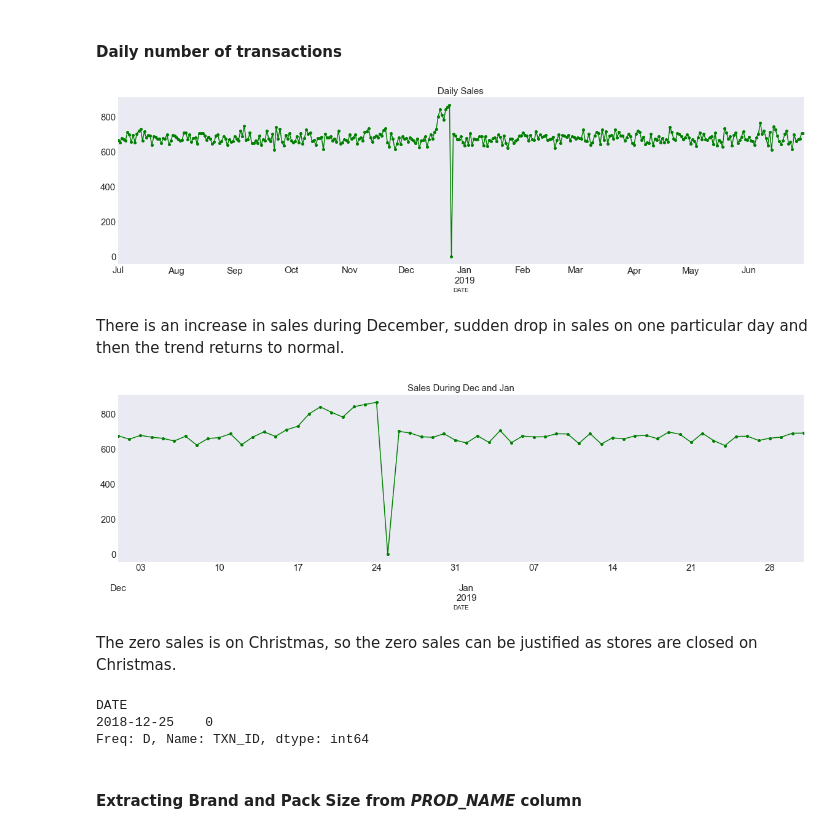
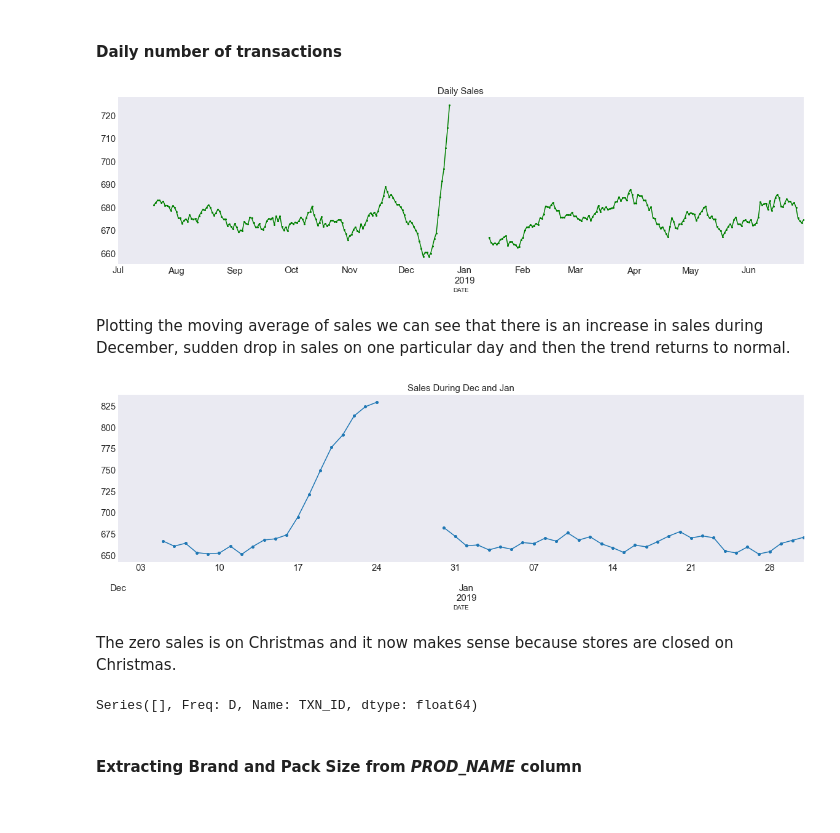
Before and after one commit to surendranj/Quantium-Virtual-Internship, a Jupyter notebook: Data preparation and customer analytics/Data preparation and customer analytics v2.ipynb, the cells around one changed output. Drawn from its saved outputs; the diff is of its cells as text; code cells hidden in the pictures.

Commit message:
Changed trend analysis to moving average

```diff
--- a/Data preparation and customer analytics/Data preparation and customer analytics v2.ipynb
+++ b/Data preparation and customer analytics/Data preparation and customer analytics v2.ipynb
@@ -139,26 +139,26 @@ transactions.describe().T
 #### Daily number of transactions
 # %%
 grouped = transactions.groupby([pd.Grouper(freq='D')])['TXN_ID'].count()
+grouped = grouped.where(grouped>500, np.nan)
 plt.style.use('seaborn-dark')
-grouped.plot(figsize=(20,5), style='o-', markersize=4, c='g', fontsize=15)
+grouped.rolling(20).mean().plot(figsize=(20,5), style='o-', markersize=2, c='g', fontsize=15)
 plt.title('Daily Sales', fontsize=15);
 # %% [output]
-[figure, old version]
+[figure, new version]
 # %% [markdown]
-There is an increase in sales during December, sudden drop in sales on one particular day and then the trend returns to normal.
+Plotting the moving average of sales we can see that there is an increase in sales during December, sudden drop in sales on one particular day and then the trend returns to normal.
 # %%
-grouped['2018-12-01':'2019-01-31'].plot(figsize=(20,5), style='o-', markersize=4, c='g', fontsize=15)
+nov_jan = grouped['2018-12-01':'2019-01-31']
+nov_jan.rolling(5).mean().plot(figsize=(20,5), style='o-', c='' markersize=4, fontsize=15)
 plt.title('Sales During Dec and Jan', fontsize=15);
 # %% [output]
-[figure, old version]
+[figure, new version]
 # %% [markdown]
-The zero sales is on Christmas, so the zero sales can be justified as stores are closed on Christmas.
+The zero sales is on Christmas and it now makes sense because stores are closed on Christmas.
 # %%
 grouped[grouped==0]
 # %% [output]
-DATE
-2018-12-25    0
-Freq: D, Name: TXN_ID, dtype: int64
+Series([], Freq: D, Name: TXN_ID, dtype: float64)
 # %% [markdown]
 #### Extracting Brand and Pack Size from *PROD_NAME* column
 # %%
```
